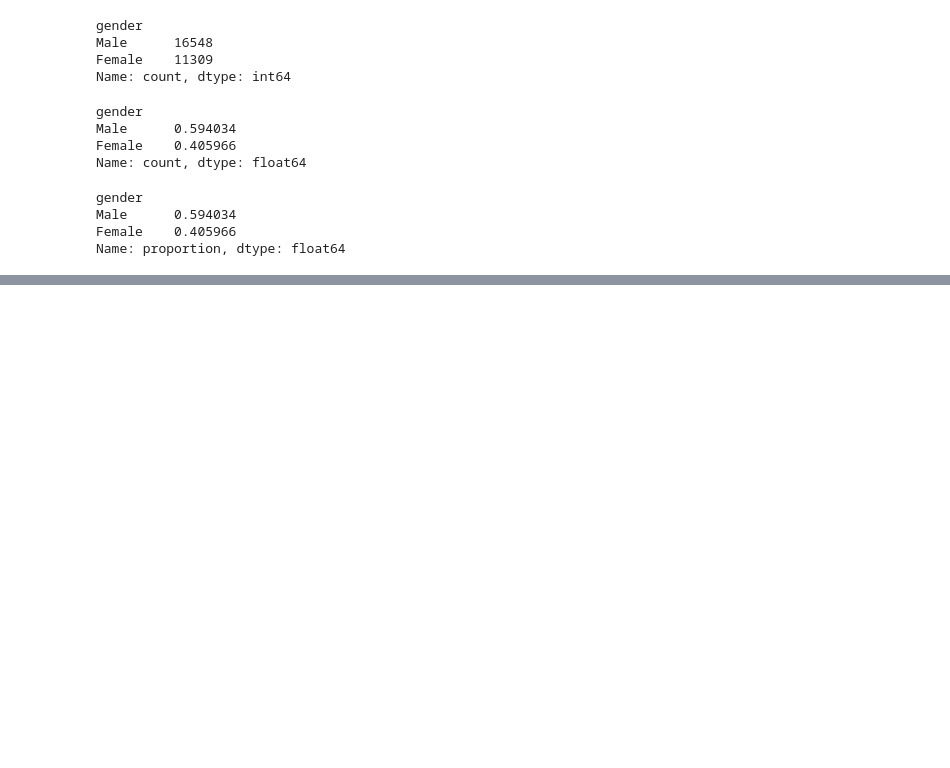
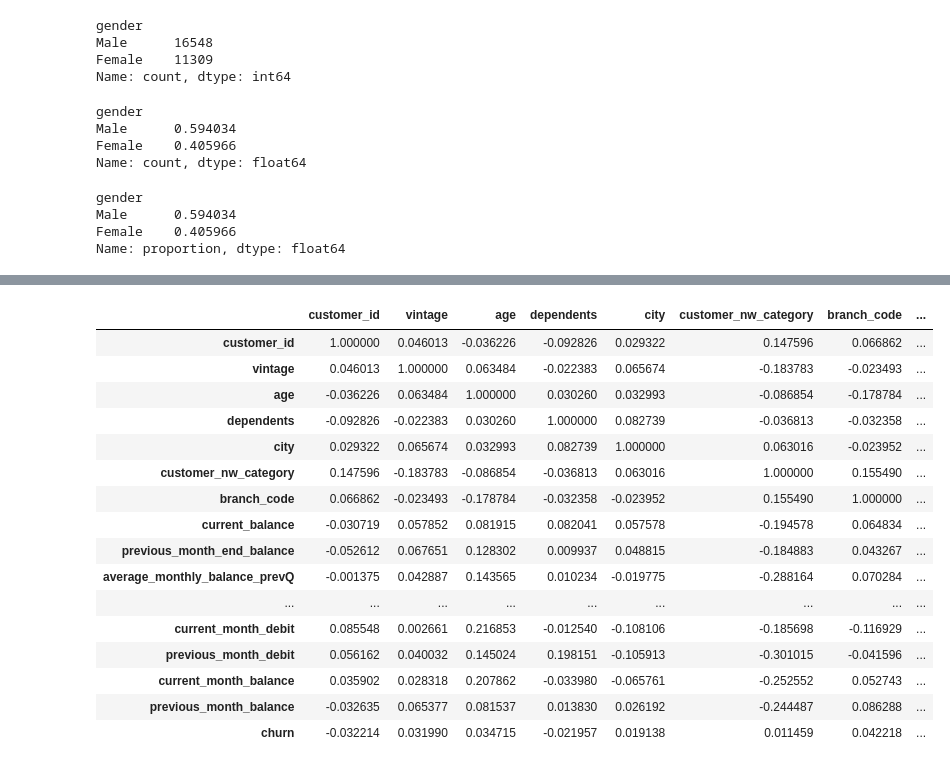
Before and after one commit to kabuur/AI-Programming-With-Python, a Jupyter notebook: exploring continuous variables/continuous variables.ipynb, the cells around one changed output, grey strips where cells are left out. Cells and saved outputs as stored; diff of their text form; code cells hidden in the pictures; blank space fills up the shorter version.

```diff
--- a/exploring continuous variables/continuous variables.ipynb
+++ b/exploring continuous variables/continuous variables.ipynb
@@ -121,0 +141,20 @@ Name: proportion, dtype: float64
+# %%
+numerical.corr()
+# %% [output]
+|  | customer_id | vintage | age | dependents | city | customer_nw_category | branch_code | ... |
+| customer_id | 1.000000 | 0.046013 | -0.036226 | -0.092826 | 0.029322 | 0.147596 | 0.066862 | ... |
+| vintage | 0.046013 | 1.000000 | 0.063484 | -0.022383 | 0.065674 | -0.183783 | -0.023493 | ... |
+| age | -0.036226 | 0.063484 | 1.000000 | 0.030260 | 0.032993 | -0.086854 | -0.178784 | ... |
+| dependents | -0.092826 | -0.022383 | 0.030260 | 1.000000 | 0.082739 | -0.036813 | -0.032358 | ... |
+| city | 0.029322 | 0.065674 | 0.032993 | 0.082739 | 1.000000 | 0.063016 | -0.023952 | ... |
+| customer_nw_category | 0.147596 | -0.183783 | -0.086854 | -0.036813 | 0.063016 | 1.000000 | 0.155490 | ... |
+| branch_code | 0.066862 | -0.023493 | -0.178784 | -0.032358 | -0.023952 | 0.155490 | 1.000000 | ... |
+| current_balance | -0.030719 | 0.057852 | 0.081915 | 0.082041 | 0.057578 | -0.194578 | 0.064834 | ... |
+| previous_month_end_balance | -0.052612 | 0.067651 | 0.128302 | 0.009937 | 0.048815 | -0.184883 | 0.043267 | ... |
+| average_monthly_balance_prevQ | -0.001375 | 0.042887 | 0.143565 | 0.010234 | -0.019775 | -0.288164 | 0.070284 | ... |
+| ... | ... | ... | ... | ... | ... | ... | ... | ... |
+| current_month_debit | 0.085548 | 0.002661 | 0.216853 | -0.012540 | -0.108106 | -0.185698 | -0.116929 | ... |
+| previous_month_debit | 0.056162 | 0.040032 | 0.145024 | 0.198151 | -0.105913 | -0.301015 | -0.041596 | ... |
+| current_month_balance | 0.035902 | 0.028318 | 0.207862 | -0.033980 | -0.065761 | -0.252552 | 0.052743 | ... |
+| previous_month_balance | -0.032635 | 0.065377 | 0.081537 | 0.013830 | 0.026192 | -0.244487 | 0.086288 | ... |
+| churn | -0.032214 | 0.031990 | 0.034715 | -0.021957 | 0.019138 | 0.011459 | 0.042218 | ... |
```
Also changed, not shown: parts of 9 cells of this notebook.
